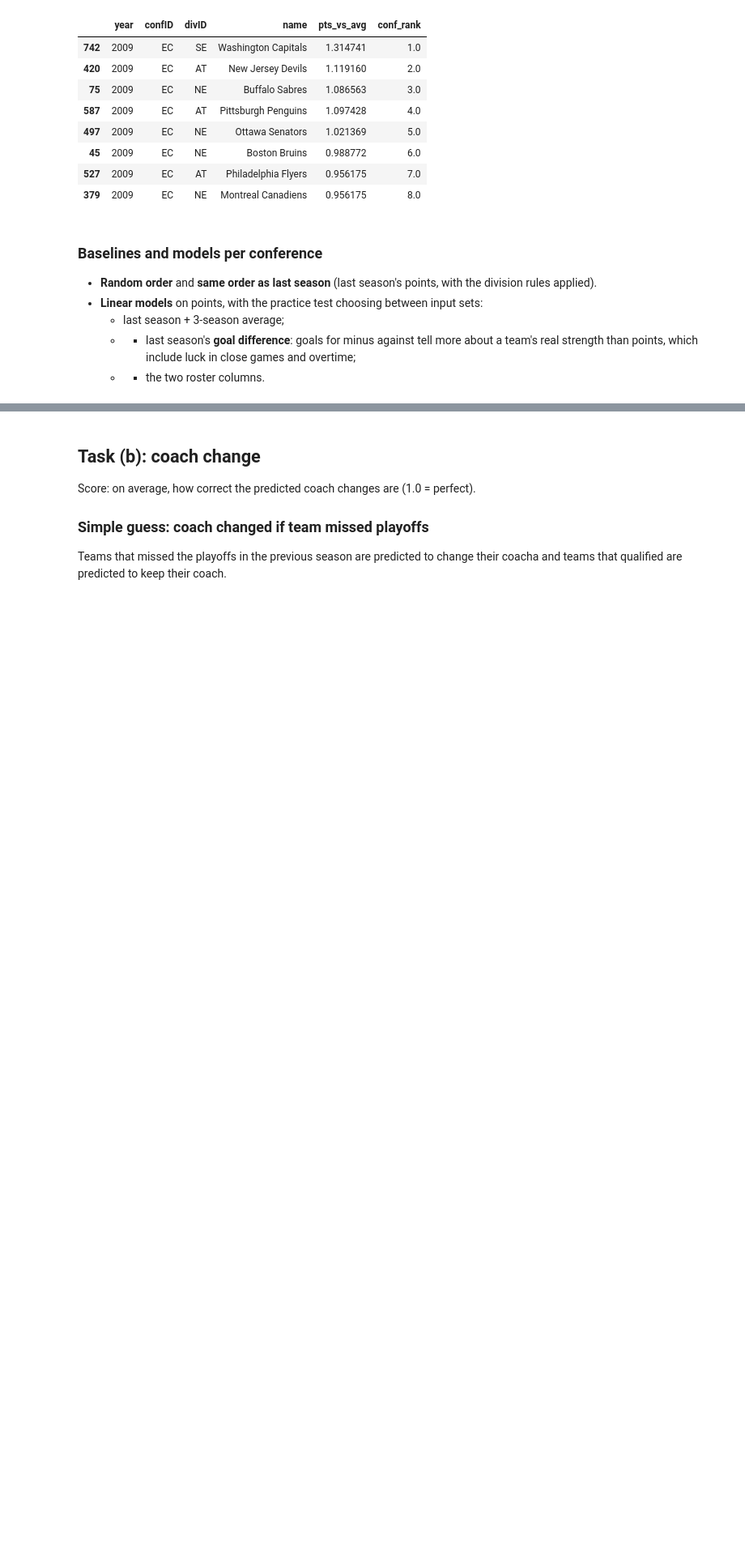
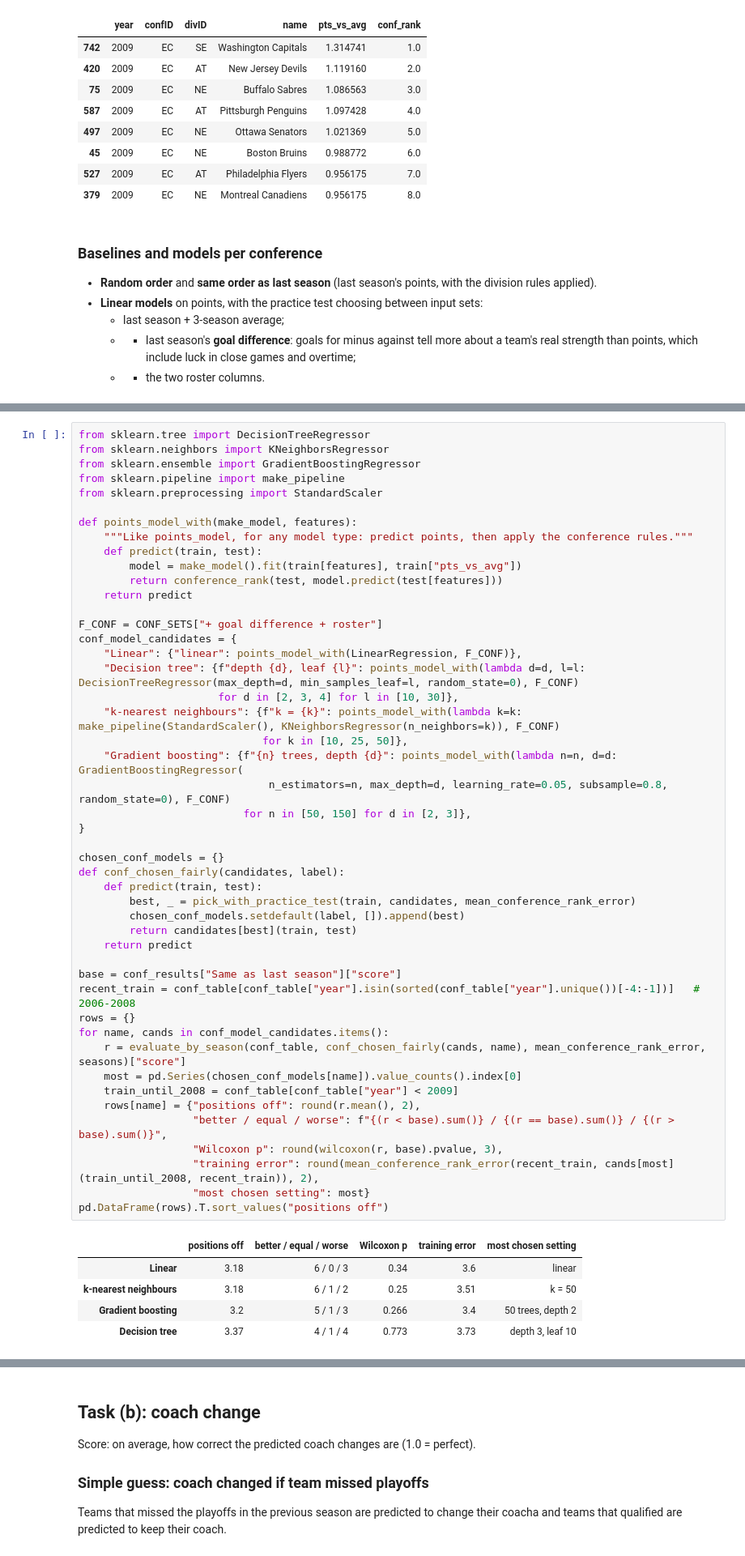
Before and after one commit to up202303702/AC, a Jupyter notebook: notebooks/03_modeling.ipynb, the cells around one changed output, grey strips where cells are left out. Shown at 81% size. Drawn from its saved outputs; the diff is of its cells as text; blank space fills up the shorter version.

```diff
--- a/notebooks/03_modeling.ipynb
+++ b/notebooks/03_modeling.ipynb
@@ -520,0 +539,53 @@ Chosen by the practice test: ['last + 3-season avg', 'last + 3-season avg', '+ g
+# %%
+from sklearn.tree import DecisionTreeRegressor
+from sklearn.neighbors import KNeighborsRegressor
+from sklearn.ensemble import GradientBoostingRegressor
+from sklearn.pipeline import make_pipeline
+from sklearn.preprocessing import StandardScaler
+
+def points_model_with(make_model, features):
+    """Like points_model, for any model type: predict points, then apply the conference rules."""
+    def predict(train, test):
+        model = make_model().fit(train[features], train["pts_vs_avg"])
+        return conference_rank(test, model.predict(test[features]))
+    return predict
+
+F_CONF = CONF_SETS["+ goal difference + roster"]
+conf_model_candidates = {
+    "Linear": {"linear": points_model_with(LinearRegression, F_CONF)},
+    "Decision tree": {f"depth {d}, leaf {l}": points_model_with(lambda d=d, l=l: DecisionTreeRegressor(max_depth=d, min_samples_leaf=l, random_state=0), F_CONF)
+                      for d in [2, 3, 4] for l in [10, 30]},
+    "k-nearest neighbours": {f"k = {k}": points_model_with(lambda k=k: make_pipeline(StandardScaler(), KNeighborsRegressor(n_neighbors=k)), F_CONF)
+                             for k in [10, 25, 50]},
+    "Gradient boosting": {f"{n} trees, depth {d}": points_model_with(lambda n=n, d=d: GradientBoostingRegressor(
+                              n_estimators=n, max_depth=d, learning_rate=0.05, subsample=0.8, random_state=0), F_CONF)
+                          for n in [50, 150] for d in [2, 3]},
+}
+
+chosen_conf_models = {}
+def conf_chosen_fairly(candidates, label):
+    def predict(train, test):
+        best, _ = pick_with_practice_test(train, candidates, mean_conference_rank_error)
+        chosen_conf_models.setdefault(label, []).append(best)
+        return candidates[best](train, test)
+    return predict
+
+base = conf_results["Same as last season"]["score"]
+recent_train = conf_table[conf_table["year"].isin(sorted(conf_table["year"].unique())[-4:-1])]   # 2006-2008
+rows = {}
+for name, cands in conf_model_candidates.items():
+    r = evaluate_by_season(conf_table, conf_chosen_fairly(cands, name), mean_conference_rank_error, seasons)["score"]
+    most = pd.Series(chosen_conf_models[name]).value_counts().index[0]
+    train_until_2008 = conf_table[conf_table["year"] < 2009]
+    rows[name] = {"positions off": round(r.mean(), 2),
+                  "better / equal / worse": f"{(r < base).sum()} / {(r == base).sum()} / {(r > base).sum()}",
+                  "Wilcoxon p": round(wilcoxon(r, base).pvalue, 3),
+                  "training error": round(mean_conference_rank_error(recent_train, cands[most](train_until_2008, recent_train)), 2),
+                  "most chosen setting": most}
+pd.DataFrame(rows).T.sort_values("positions off")
+# %% [output]
+|  | positions off | better / equal / worse | Wilcoxon p | training error | most chosen setting |
+| Linear | 3.18 | 6 / 0 / 3 | 0.34 | 3.6 | linear |
+| k-nearest neighbours | 3.18 | 6 / 1 / 2 | 0.25 | 3.51 | k = 50 |
+| Gradient boosting | 3.2 | 5 / 1 / 3 | 0.266 | 3.4 | 50 trees, depth 2 |
+| Decision tree | 3.37 | 4 / 1 / 4 | 0.773 | 3.73 | depth 3, leaf 10 |
```
Also changed, not shown: parts of 8 cells of this notebook, 15 other files.
